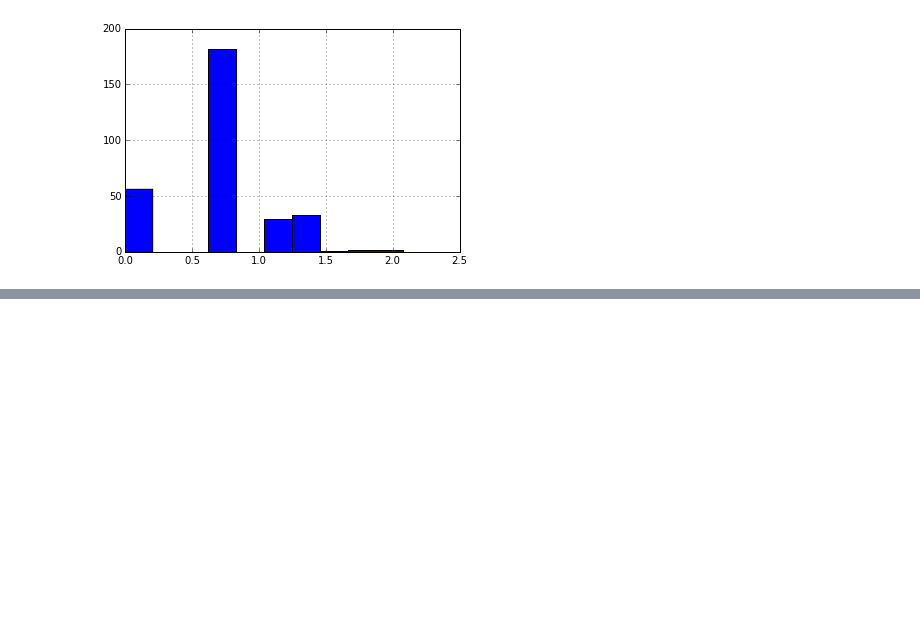
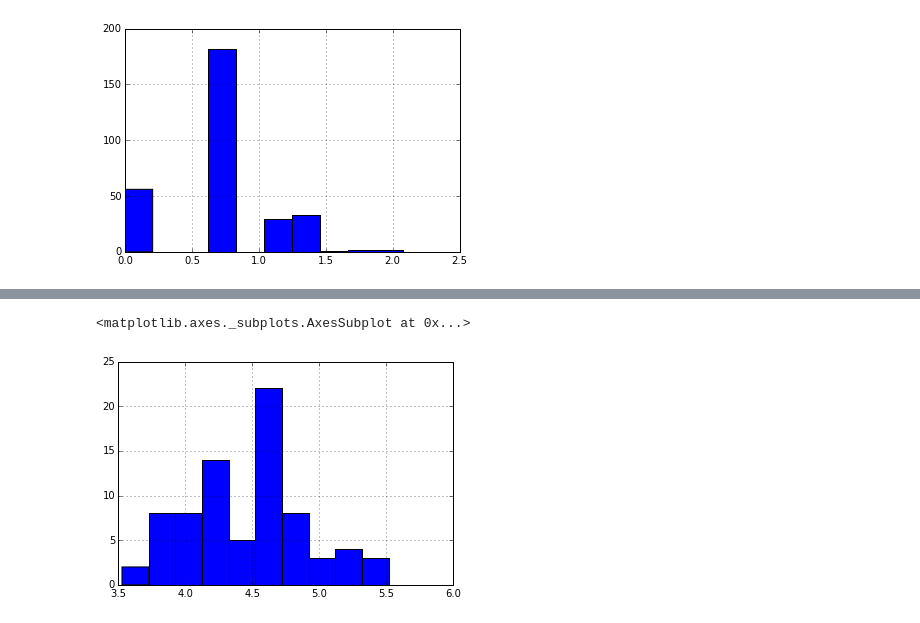
Before and after one commit to peacing/bkds-datachallenge-singman-paul, a Jupyter notebook: case-study-prediction.ipynb, the cells around one changed output, grey strips where cells are left out. Drawn from its saved outputs; the diff is of its cells as text; code cells hidden in the pictures; blank space fills up the shorter version.

```diff
--- a/case-study-prediction.ipynb
+++ b/case-study-prediction.ipynb
@@ -83,0 +107,5 @@ lm.score(X, y)
+# %%
+y_test.hist()
+# %% [output]
+<matplotlib.axes._subplots.AxesSubplot at 0x...>
+[figure, added]
```
Also changed, not shown: parts of 14 cells of this notebook.
